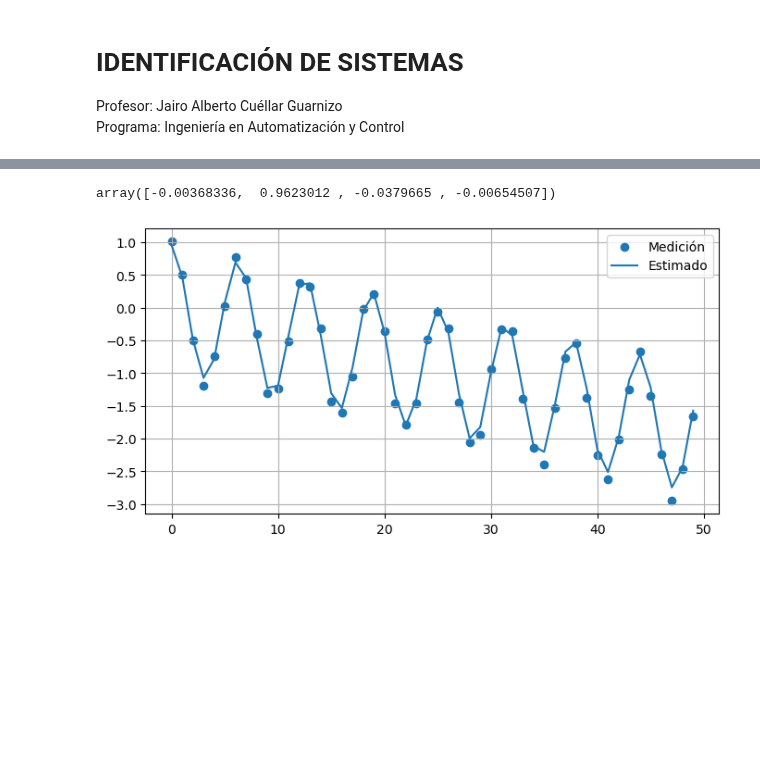
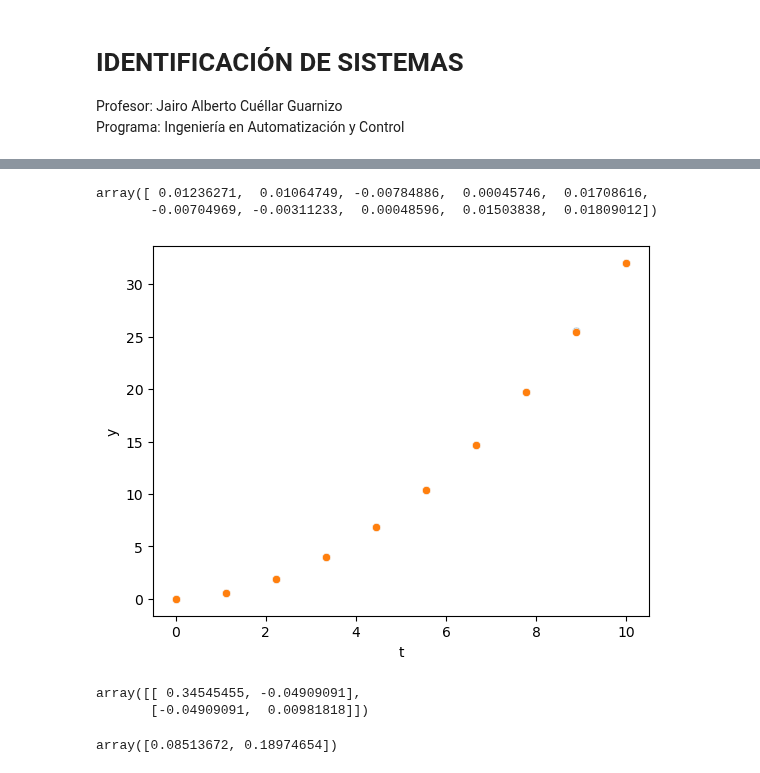
Before and after one commit to jairocuellar/System_identification, a Jupyter notebook: class_05_01.ipynb, the cells around one changed output, grey strips where cells are left out. Drawn from its saved outputs; the diff is of its cells as text; code cells hidden in the pictures; blank space fills up the shorter version.

```diff
--- a/class_05_01.ipynb
+++ b/class_05_01.ipynb
@@ -86,20 +145,48 @@ Mpr = np.linalg.inv(A)
+# %%
+# Estimador de mínimos cuadráticos para modelos polinomiales
+N = 10
+t = np.linspace(0,10,N)
+teta1 = 0;
+teta2 = 0.2
+teta3 = 0.3
+teta4 = 1
+## Valores verdaderos según el modelo:
+
+#y_true = (teta4*(t**3)+teta3*(t**2)+teta2*t+teta1)
+y_true = (teta3*(t**2)+teta2*t+teta1)
+#y_true = teta2*t+teta1
+#y_true = teta1
+##Señal de error de media 0:
+e = np.random.normal(0,0.01,size=N)
+## Señal con error incluido
+y = y_true + e
+data = pd.DataFrame(data = {'t':t,'y':y})
+data['ones'] = 1
+data['y_true'] = y_true
+sns.scatterplot(data,x ='t',y = 'y')
+sns.scatterplot(data,x ='t',y = 'y_true')
+e
+# %% [output]
+array([ 0.01236271,  0.01064749, -0.00784886,  0.00045746,  0.01708616,
+       -0.00704969, -0.00311233,  0.00048596,  0.01503838,  0.01809012])
+[figure, added]
+# %%
+### Calculando la matriz Moore - Penrose
+#phi = np.array([data.ones, data.t**0.5]).transpose()
+#phi = np.array([data.ones, data.t, data.t**2, data.t**3]).transpose()
+#phi = np.array([data.ones, data.t, data.t**2]).transpose()
+phi = np.array([data.ones, data.t]).transpose()
+#phi = np.array([data.ones]).transpose()
+A = np.dot(phi.transpose(),phi)
+Mpr = np.linalg.inv(A)
+Mpr
+# %% [output]
+array([[ 0.34545455, -0.04909091],
+       [-0.04909091,  0.00981818]])
 # %%
 #Obteniendo la matriz de estimadores
-B = np.dot(_phi.transpose(),datos.y)
+B = np.dot(phi.transpose(),y)
 theta = np.dot(Mpr,B)
 theta
 # %% [output]
-array([-0.00368336,  0.9623012 , -0.0379665 , -0.00654507])
+array([0.08513672, 0.18974654])
-# %%
-#y_e = np.polyval(np.flip(theta),datos.x)
-y_e = theta[0]*np.sin(datos.x)+theta[1]*np.cos(datos.x)+theta[2]*datos.x+theta[3]
-## Graficando Las 2 funciones
-
-plt.figure(figsize=(8,4))
-plt.scatter(datos.x,datos.y)
-plt.plot(datos.x,y_e)
-
-plt.legend(["Medición","Estimado"])
-plt.grid()
-# %% [output]
-[figure, removed]
```
Also changed, not shown: parts of 11 cells of this notebook, 5 other files.
